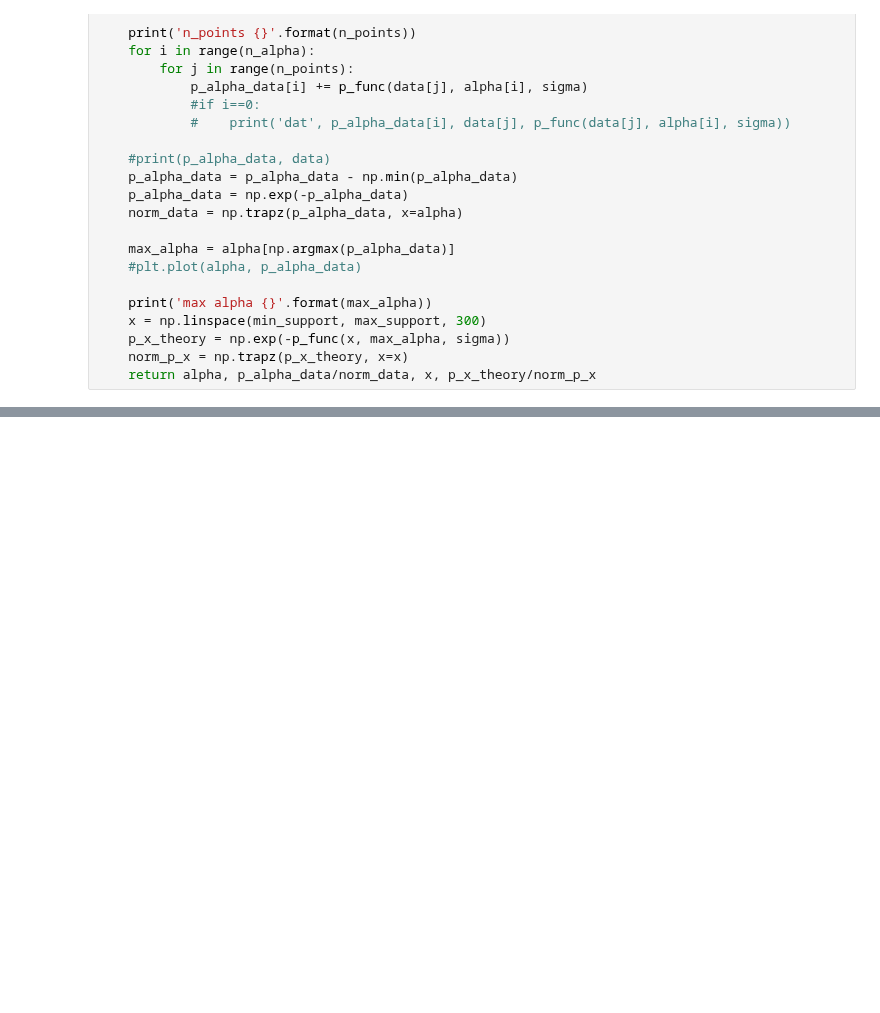
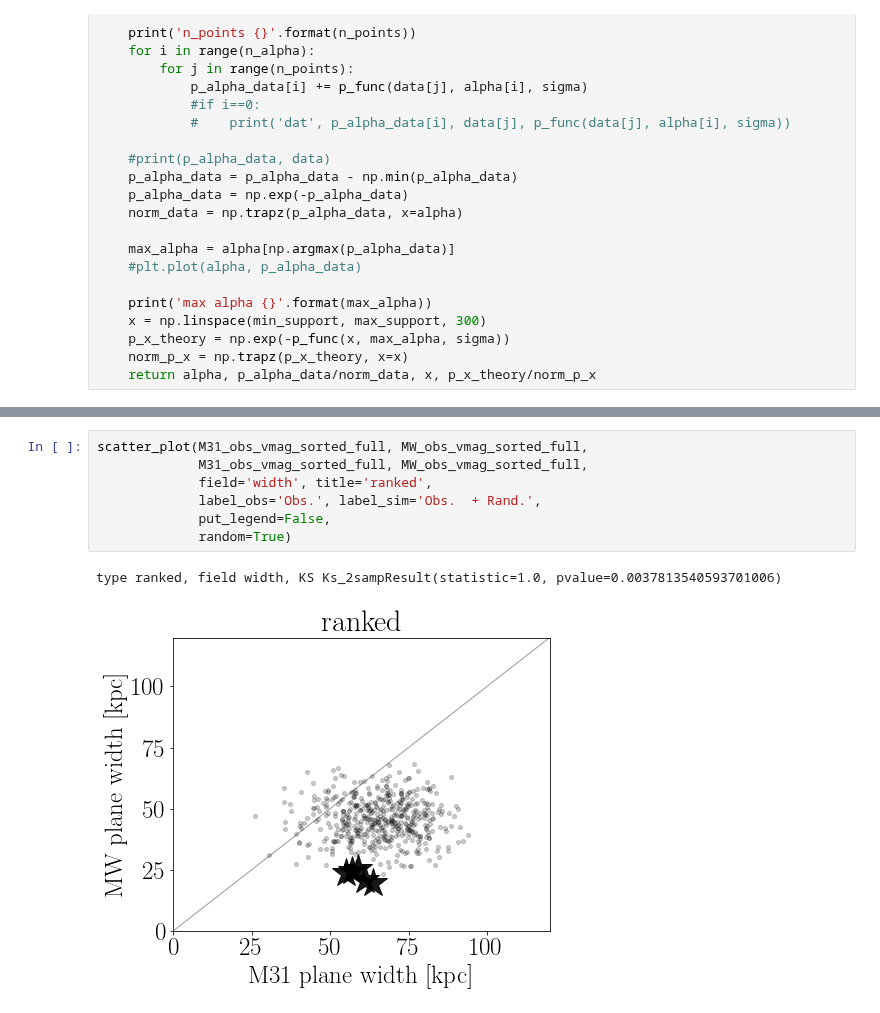
Before and after one commit to astroandes/SatelliteShapeLG, a Jupyter notebook: code/plot.ipynb, the cells around one changed output, grey strips where cells are left out. Drawn from its saved outputs; the diff is of its cells as text; blank space fills up the shorter version.

Commit message:
all main plots

```diff
--- a/code/plot.ipynb
+++ b/code/plot.ipynb
@@ -431,0 +277,10 @@ LG_comparison_plot('ba_ratio')
+# %%
+scatter_plot(M31_obs_vmag_sorted_full, MW_obs_vmag_sorted_full,
+             M31_obs_vmag_sorted_full, MW_obs_vmag_sorted_full,
+             field='width', title='ranked',
+             label_obs='Obs.', label_sim='Obs.  + Rand.',
+             put_legend=False,
+             random=True)
+# %% [output]
+type ranked, field width, KS Ks_2sampResult(statistic=1.0, pvalue=0.0037813540593701006)
+[figure, added]
```
Also changed, not shown: parts of 44 cells of this notebook.
